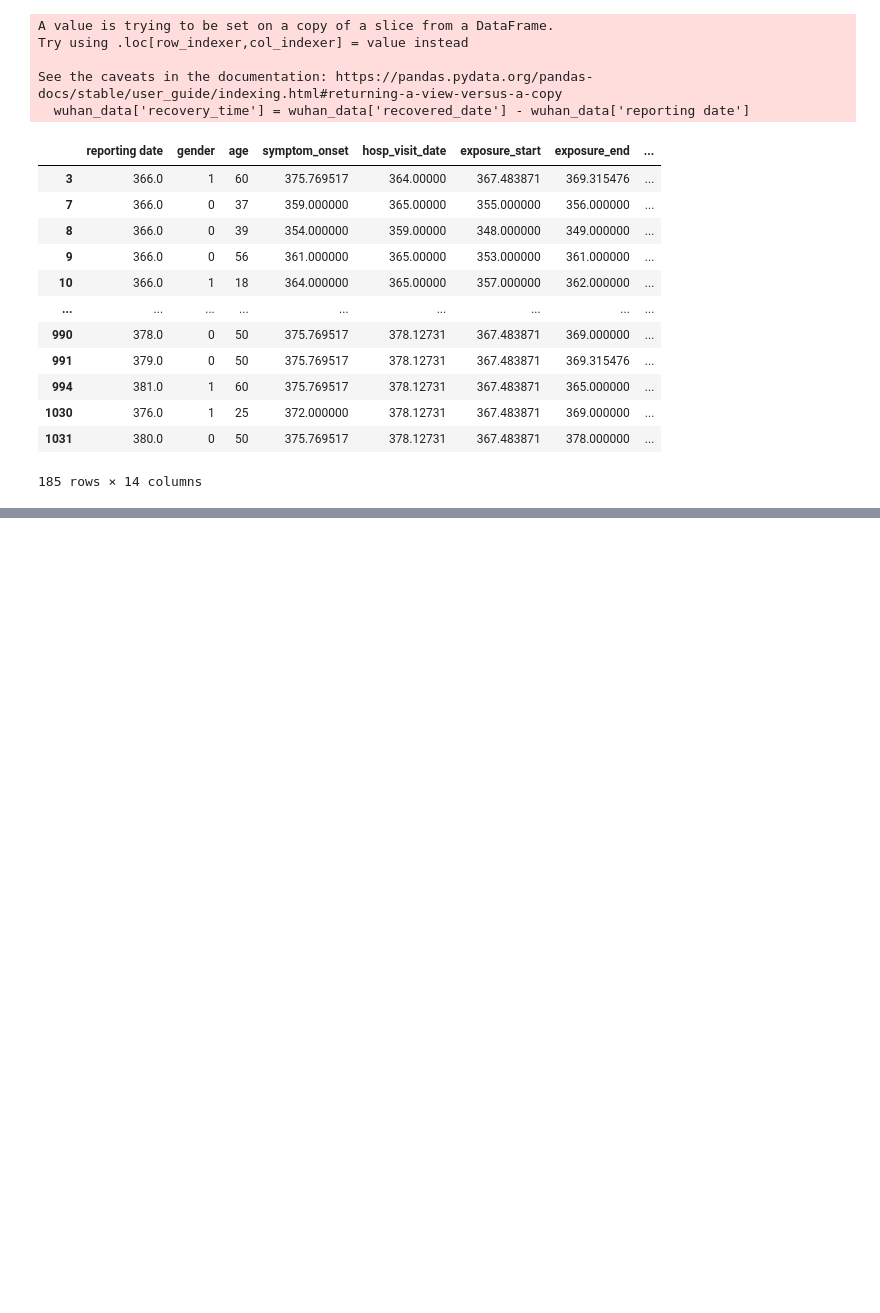
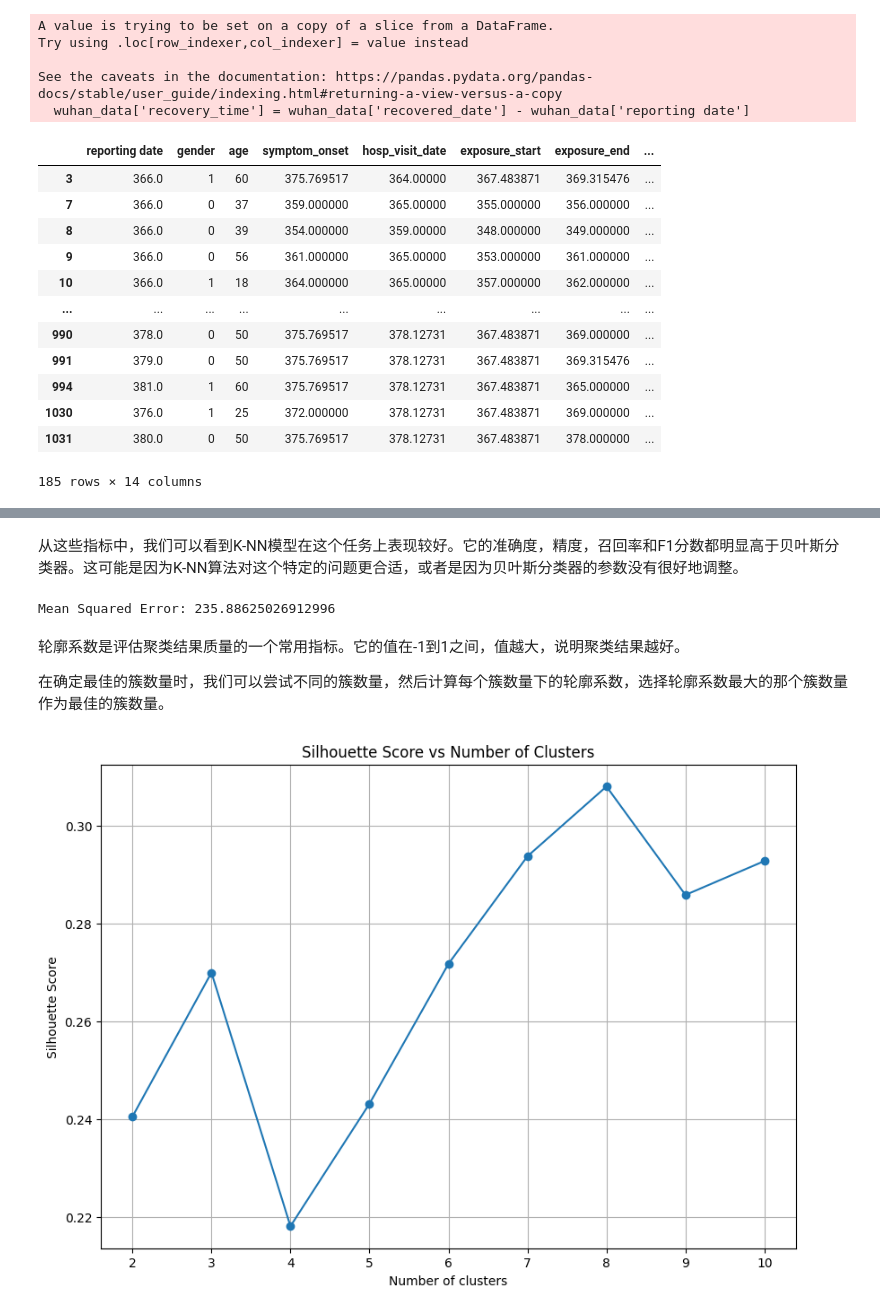
Before and after one commit to KaiyuanGONG/COVID-19-AI-Analysis, a Jupyter notebook: covid19.ipynb, the cells around one changed output, grey strips where cells are left out. Saved outputs shown, nothing was run; the diff lists cells and outputs as text; code cells hidden in the pictures; blank space fills up the shorter version.

```diff
--- a/covid19.ipynb
+++ b/covid19.ipynb
@@ -262,0 +333,58 @@ See the caveats in the documentation: https://pandas.pydata.org/pandas-docs/stab
+# %% [markdown]
+从这些指标中，我们可以看到K-NN模型在这个任务上表现较好。它的准确度，精度，召回率和F1分数都明显高于贝叶斯分类器。这可能是因为K-NN算法对这个特定的问题更合适，或者是因为贝叶斯分类器的参数没有很好地调整。
+# %%
+# 预测年龄
+from sklearn.linear_model import LinearRegression
+from sklearn.metrics import mean_squared_error
+
+# 把 'age' 列设置为目标变量，其他列作为特征
+X = data.drop('age', axis=1)
+y = data['age']
+
+# 划分数据集为训练集和测试集
+X_train, X_test, y_train, y_test = train_test_split(X, y, test_size=0.2, random_state=42)
+
+# 使用线性回归模型
+lr = LinearRegression()
+lr.fit(X_train, y_train)
+lr_predictions = lr.predict(X_test)
+
+# 计算均方误差
+mse = mean_squared_error(y_test, lr_predictions)
+print('Mean Squared Error:', mse)
+# %% [output]
+Mean Squared Error: 235.88625026912996
+# %% [markdown]
+轮廓系数是评估聚类结果质量的一个常用指标。它的值在-1到1之间，值越大，说明聚类结果越好。
+
+在确定最佳的簇数量时，我们可以尝试不同的簇数量，然后计算每个簇数量下的轮廓系数，选择轮廓系数最大的那个簇数量作为最佳的簇数量。
+# %%
+from sklearn.cluster import KMeans
+from sklearn.metrics import silhouette_score
+
+# 存储每个簇数量下的轮廓系数
+silhouette_scores = []
+
+# 尝试不同的簇数量
+for n_clusters in range(2, 11):
+    # 创建一个 KMeans 实例
+    kmeans = KMeans(n_clusters=n_clusters, random_state=0)
+
+    # 训练模型
+    kmeans.fit(data_scaled)
+
+    # 计算轮廓系数
+    score = silhouette_score(data_scaled, kmeans.labels_)
+
+    # 存储轮廓系数
+    silhouette_scores.append(score)
+
+# 画出每个簇数量下的轮廓系数
+plt.figure(figsize=(10,7))
+plt.plot(range(2, 11), silhouette_scores, marker='o')
+plt.xlabel('Number of clusters')
+plt.ylabel('Silhouette Score')
+plt.title('Silhouette Score vs Number of Clusters')
+plt.grid()
+# %% [output]
+[figure, added]
```
Also changed, not shown: parts of 12 cells of this notebook.
